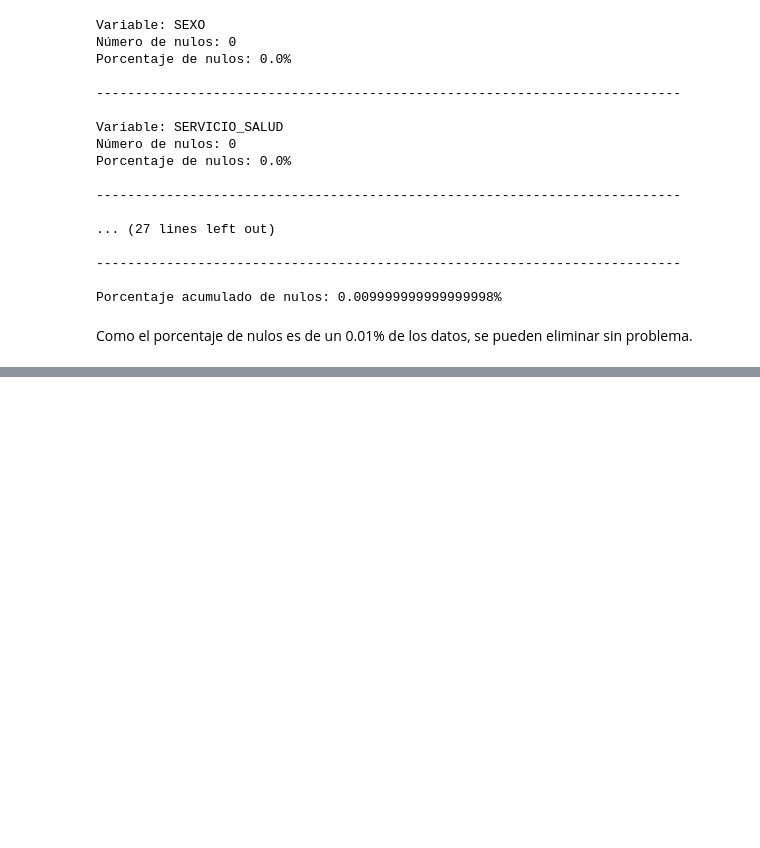
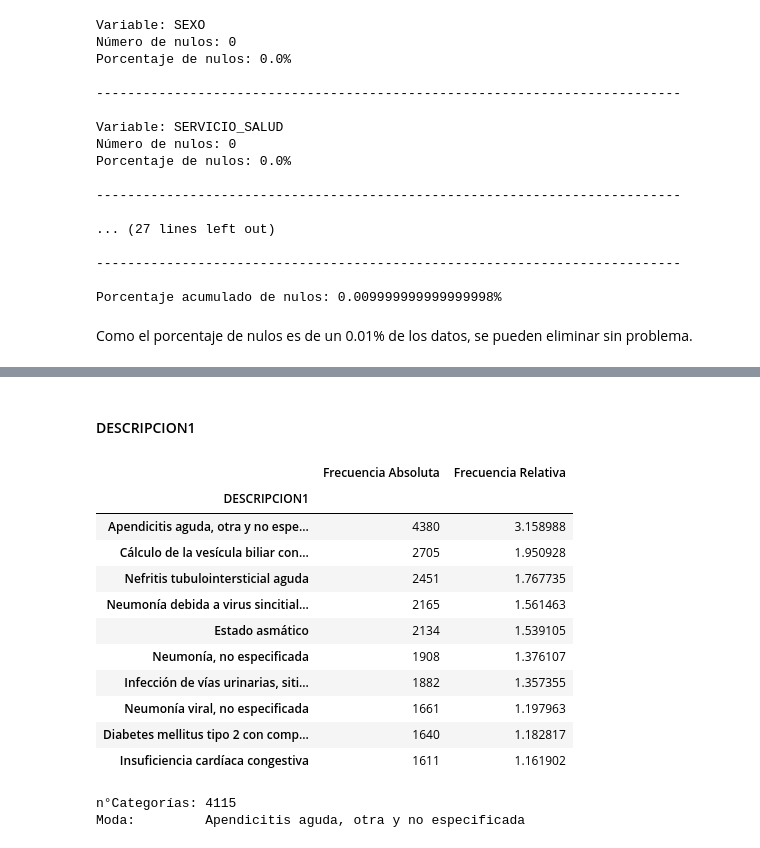
Before and after one commit to VichoRamirez/TOPD, a Jupyter notebook: Entrega_4/Entrega4_Vicente_y_Sebastián_Ramírez.ipynb, the cells around one changed output, grey strips where cells are left out. Drawn from its saved outputs; the diff is of its cells as text; code cells hidden in the pictures; blank space fills up the shorter version.

Commit message:
descripciones

```diff
--- a/Entrega_4/Entrega4_Vicente_y_Sebastián_Ramírez.ipynb
+++ b/Entrega_4/Entrega4_Vicente_y_Sebastián_Ramírez.ipynb
@@ -107,7 +107,7 @@ grd["FECHAALTA"] = grd["FECHAALTA"].astype('datetime64[ns]')
 out = list(grd_big.columns[6:9]) + \
       list(grd_big.columns[10:11]) + \
       list(grd_big.columns[[4, 12, 13, 35]]) + \
-      list(grd_big.columns[15:34]) + list(grd_big.columns[37:53]) + list(grd_big.columns[63:])
+      list(grd_big.columns[15:34]) + list(grd_big.columns[37:53]) + list(grd_big.columns[54:])
 
 grd_big.drop(columns = out, axis = 1, inplace = True)
 # %% [markdown]
@@ -119,9 +119,8 @@ grd_big.drop(columns = out, axis = 1, inplace = True)
 # %%
 df = grd.merge(grd_big, how = "left")
 
-for i in range(1, 11):
-    df[f'DESCRIPCION{i}'] = df[f"DIAGNOSTICO{i}"].map(diagnostico)
-    df.drop(columns = f"DIAGNOSTICO{i}", axis = 1, inplace = True)
+df['DESCRIPCION1'] = df["DIAGNOSTICO1"].map(diagnostico)
+df.drop(columns = "DIAGNOSTICO1", axis = 1, inplace = True)
 
 df["HOSPITAL"] = df["COD_HOSPITAL"].map(hospital)
 df.drop(columns = "COD_HOSPITAL", axis = 1, inplace = True)
@@ -323,7 +316,7 @@ Porcentaje acumulado de nulos: 0.009999999999999998%
 # %% [markdown]
 Como el porcentaje de nulos es de un 0.01% de los datos, se pueden eliminar sin problema.
 # %%
-df.dropna(subset = var, inplace = True)
+df.dropna(inplace = True)
 df.reset_index(drop = True, inplace = True)
 df.info()
 # %% [output]
@@ -350,10 +336,0 @@ memory usage: 16.0+ MB
-# %%
-def noaplica(row):
-    if pd.isna(row):
-        return "N.A."
-    return row
-for i in range(2, 11):
-    df[f'DESCRIPCION{i}'] = df[f'DESCRIPCION{i}'].apply(noaplica)
-
-df.info()
-df.head(5)
@@ -383,0 +347,23 @@ memory usage: 16.0+ MB
+# %% [markdown]
+#### DESCRIPCION1
+# %%
+medidas = df.groupby("DESCRIPCION1")["DESCRIPCION1"].count().to_frame(name = "Frecuencia Absoluta").sort_values(by = "Frecuencia Absoluta", ascending = False)
+medidas["Frecuencia Relativa"] = medidas["Frecuencia Absoluta"]*100 / sum(medidas["Frecuencia Absoluta"])
+display(medidas.head(10))
+print(f'n°Categorías: {len(medidas)}')
+print(f'Moda:         {medidas.index[0]}')
+# %% [output]
+|  | Frecuencia Absoluta | Frecuencia Relativa |
+| DESCRIPCION1 |  |  |
+| Apendicitis aguda, otra y no espe... | 4380 | 3.158988 |
+| Cálculo de la vesícula biliar con... | 2705 | 1.950928 |
+| Nefritis tubulointersticial aguda | 2451 | 1.767735 |
+| Neumonía debida a virus sincitial... | 2165 | 1.561463 |
+| Estado asmático | 2134 | 1.539105 |
+| Neumonía, no especificada | 1908 | 1.376107 |
+| Infección de vías urinarias, siti... | 1882 | 1.357355 |
+| Neumonía viral, no especificada | 1661 | 1.197963 |
+| Diabetes mellitus tipo 2 con comp... | 1640 | 1.182817 |
+| Insuficiencia cardíaca congestiva | 1611 | 1.161902 |
+n°Categorías: 4115
+Moda:         Apendicitis aguda, otra y no especificada
```
Also changed, not shown: parts of 14 cells of this notebook.
